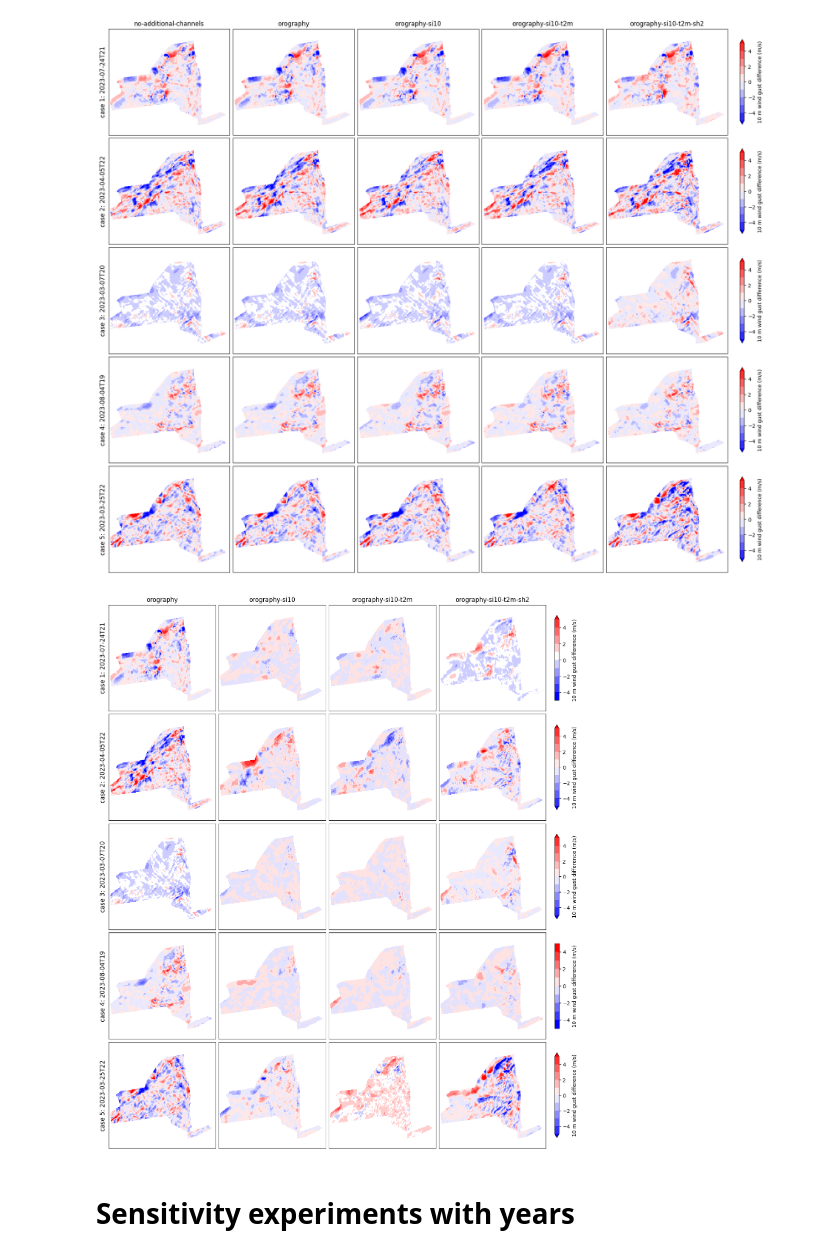
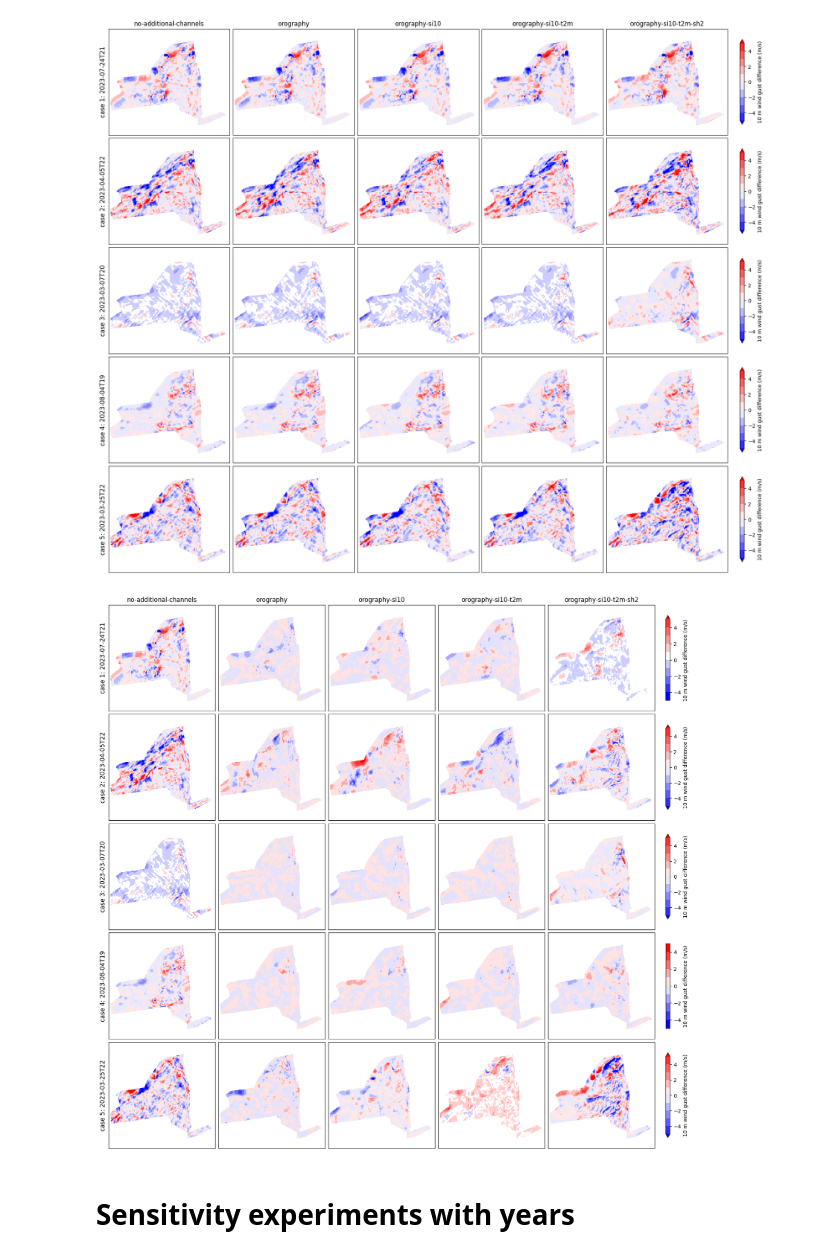
Before and after one commit to HarishBaki/Sparse_to_dense_meteorological_variables, a Jupyter notebook: results.ipynb, the cells around one changed output. Drawn from its saved outputs; the diff is of its cells as text; code cells hidden in the pictures.

```diff
--- a/results.ipynb
+++ b/results.ipynb
@@ -242,0 +266,39 @@ SwinT2UNet | orography-si10-t2m-sh2         | masked_ssim: 0.9642
+# %%
+df = pd.read_csv("Sensitivity_to_input_channels.csv")
+df_Barnes = pd.read_csv("Barnes_interpolated_metrics.csv")
+
+fig, axes = plt.subplots(1, 3, figsize=(18, 5), sharey=False)
+
+palette = sns.color_palette("tab10", n_colors=df['Experiment'].nunique())
+
+ylims = {
+    'masked_rmse': (0.9, 1.35),
+    'masked_psnr': (33, 37),
+    'masked_ssim': (0.93, 0.97)
+}
+
+for i, metric in enumerate(metrics):
+    ax = axes[i]
+    subset = df[df['Metric'] == metric]
+    Barnes_ref = df_Barnes[(df_Barnes['Metric'] == metric) & (df_Barnes['Experiment'] == 'all-stations')]['Value'].values[0]
+    sns.barplot(
+        data=subset,
+        x='Model',
+        y='Value',
+        hue='Experiment',
+        palette=palette,
+        ax=ax
+    )
+    ax.axhline(y=Barnes_ref, color='red', linestyle='--', label='Barnes Interpolation')
+    ax.set_title(metric.replace('_', ' ').upper(), fontsize=14)
+    ax.set_xlabel("Model", fontsize=12)
+    ax.set_ylabel("Value", fontsize=12)
+    ax.tick_params(axis='x')
+    if i == 2:
+        ax.legend(bbox_to_anchor=(1.05, 1), loc='upper left')
+    else:
+        ax.get_legend().remove()
+    ax.set_ylim(ylims[metric])
+
+plt.tight_layout()
+plt.show()
@@ -351,6 +415,7 @@ mask = xr.open_dataset('mask_2d.nc').mask
 
 # Experiments to loop over
 experiments = [
+    'no-additional-channels',
     'orography',
     'orography-si10',
     'orography-si10-t2m',
@@ -370,34 +435,34 @@ for i, time_instance in enumerate(time_instances):
     # RTMA reference
     rtma = xr.open_zarr('data/RTMA.zarr')[variable].sel(time=time_instance)
     # Loop over experiments
     prev_pred = rtma
     for j, exp in enumerate(experiments):
         ax = axes[i,j]
         test_zarr = f'checkpoints/{variable}/UNet/{exp}/2018-2021/all-stations/MaskedCharbonnierLoss/standard/RTMA_test.zarr'
         curr_pred = xr.open_zarr(test_zarr)[variable].sel(time=time_instance)
 
         diff = (curr_pred - prev_pred).where(mask)
 
         im = diff.plot(
             ax=ax,
             cmap=cmap,
             levels=levels,
             norm=norm,
             add_colorbar=False
         )
         ax.set_title(exp, fontsize=12) if i == 0 else ax.set_title('')
         ax.set_xticks([])
         ax.set_yticks([])
         ax.set_xlabel('')
         ax.set_ylabel(f'case {i+1}: {time_instance}', fontsize=12) if j == 0 else ax.set_ylabel('')
 
         prev_pred = curr_pred
 
     # Shared colorbar
     fig.colorbar(im, ax=axes[i,:], orientation='vertical', location='right',
                 shrink=0.8, pad=0.02, label='10 m wind gust difference (m/s)')
 # %% [output]
-[figure, old version]
+[figure, new version]
 # %% [markdown]
 # Sensitivity experiments with years
 # %%
```
Also changed, not shown: parts of 9 cells of this notebook, 1 other file.
